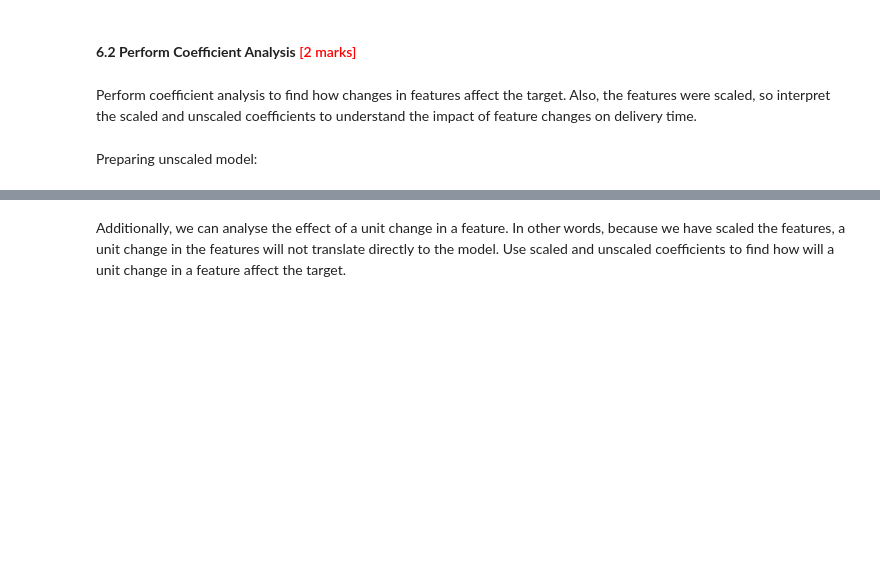
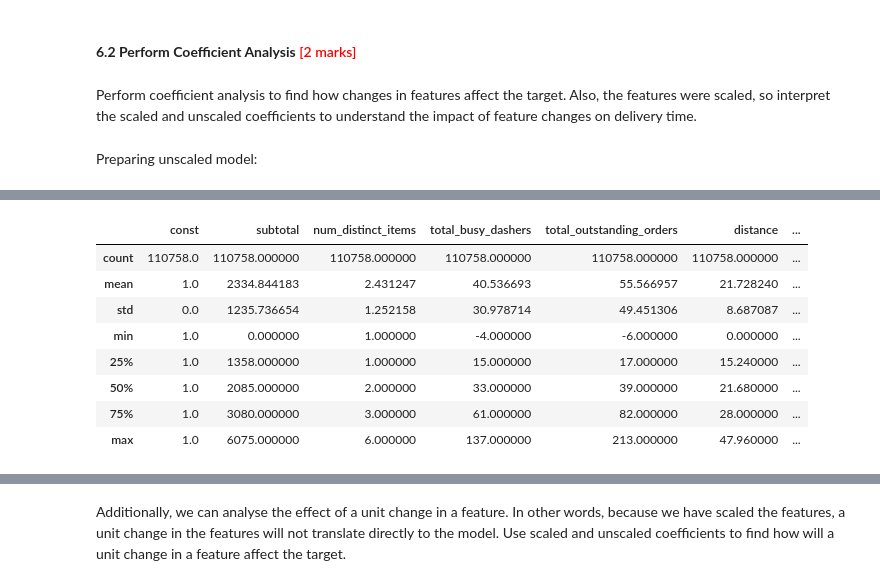
Before and after one commit to avanindra3/LR_Delivery_Time_Prediction, a Jupyter notebook: LR_Delivery_Time_Estimation_Starter_1.ipynb, the cells around one changed output, grey strips where cells are left out. Drawn from its saved outputs; the diff is of its cells as text; code cells hidden in the pictures; blank space fills up the shorter version.

```diff
--- a/LR_Delivery_Time_Estimation_Starter_1.ipynb
+++ b/LR_Delivery_Time_Estimation_Starter_1.ipynb
@@ -961,3 +961,8 @@ Also, the features were scaled, so interpret the scaled and unscaled coefficient
 # Compare the scaled vs unscaled features used in the final model
 # %% [markdown]
 Preparing unscaled model:
+# %%
+X_train_unscaled = train_data_1.drop('time_taken', axis=1)
+y_train_unscaled = train_data_1[['time_taken']]
+print(X_train.shape)
+print(y_train.shape)
@@ -963,0 +972,4 @@ Preparing unscaled model:
+# %%
+X_train_unscaled_rfe = X_train_unscaled[col]
+# %%
+X_train_unscaled_sm = sm.add_constant(X_train_unscaled_rfe)
@@ -963,0 +995,12 @@ Preparing unscaled model:
+# %%
+X_train_unscaled_sm.describe()
+# %% [output]
+|  | const | subtotal | num_distinct_items | total_busy_dashers | total_outstanding_orders | distance | ... |
+| count | 110758.0 | 110758.000000 | 110758.000000 | 110758.000000 | 110758.000000 | 110758.000000 | ... |
+| mean | 1.0 | 2334.844183 | 2.431247 | 40.536693 | 55.566957 | 21.728240 | ... |
+| std | 0.0 | 1235.736654 | 1.252158 | 30.978714 | 49.451306 | 8.687087 | ... |
+| min | 1.0 | 0.000000 | 1.000000 | -4.000000 | -6.000000 | 0.000000 | ... |
+| 25% | 1.0 | 1358.000000 | 1.000000 | 15.000000 | 17.000000 | 15.240000 | ... |
+| 50% | 1.0 | 2085.000000 | 2.000000 | 33.000000 | 39.000000 | 21.680000 | ... |
+| 75% | 1.0 | 3080.000000 | 3.000000 | 61.000000 | 82.000000 | 28.000000 | ... |
+| max | 1.0 | 6075.000000 | 6.000000 | 137.000000 | 213.000000 | 47.960000 | ... |
```
Also changed, not shown: parts of 32 cells of this notebook.
